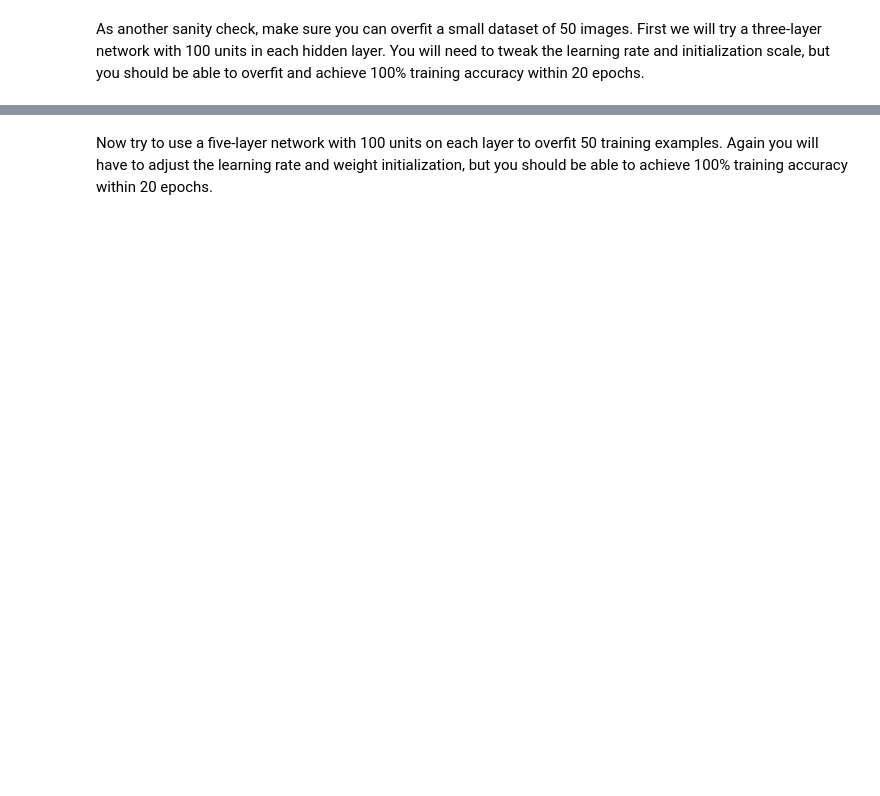
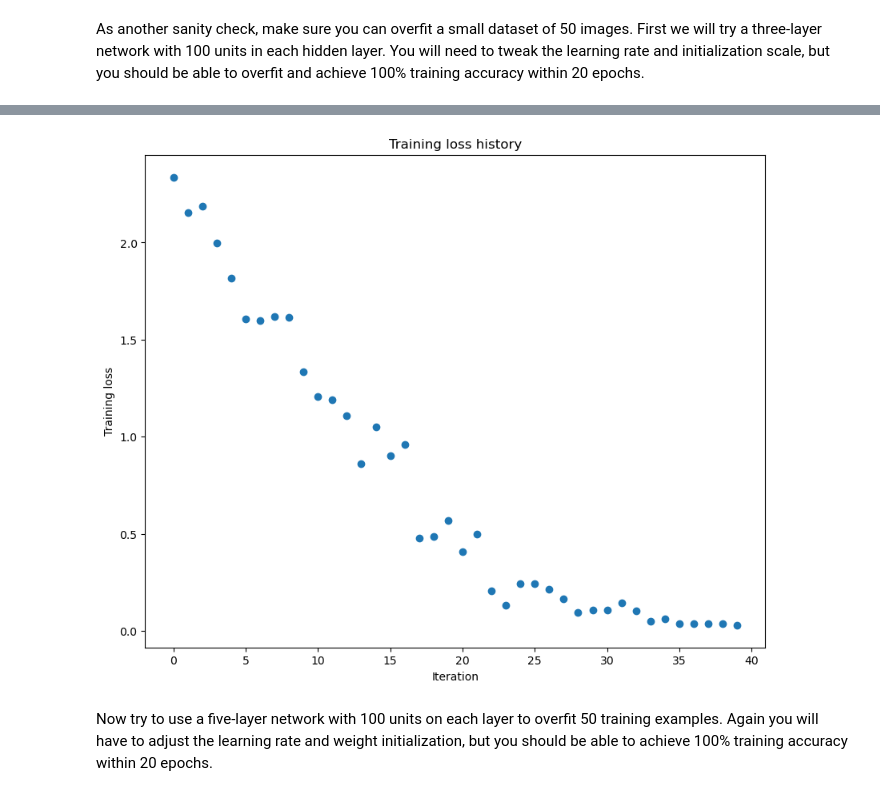
Before and after one commit to arubisov/cs182, a Jupyter notebook: FullyConnectedNets.ipynb, the cells around one changed output, grey strips where cells are left out. Saved outputs shown, nothing was run; the diff lists cells and outputs as text; code cells hidden in the pictures; blank space fills up the shorter version.

```diff
--- a/FullyConnectedNets.ipynb
+++ b/FullyConnectedNets.ipynb
@@ -392,7 +479,7 @@ small_data = {
 # TODO: Tune these parameters to get 100% train accuracy within 20 epochs. #
 ############################################################################
 weight_scale = 1e-2
-learning_rate = 1e-4
+learning_rate = 1e-2
 ############################################################################
 #                             END OF YOUR CODE                             #
 ############################################################################
@@ -415,3 +502,4 @@ plt.ylabel('Training loss')
 plt.show()
 
 solver.record_histories_as_npz('submission_logs/overfit_3layer_fc.npz')
+# %% [output]
@@ -418,3 +523,4 @@ solver.record_histories_as_npz('submission_logs/overfit_3layer_fc.npz')
+[figure, added]
 # %% [markdown]
 Now try to use a five-layer network with 100 units on each layer to overfit 50 training examples. Again you will have to adjust the learning rate and weight initialization, but you should be able to achieve 100% training accuracy within 20 epochs.
 # %%
```
Also changed, not shown: parts of 16 cells of this notebook.
